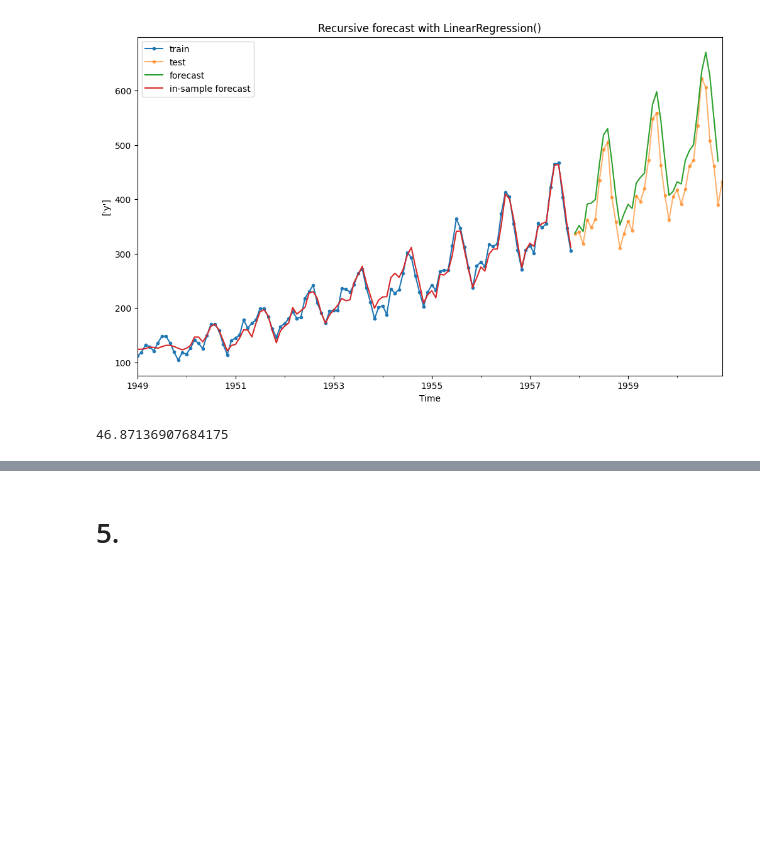
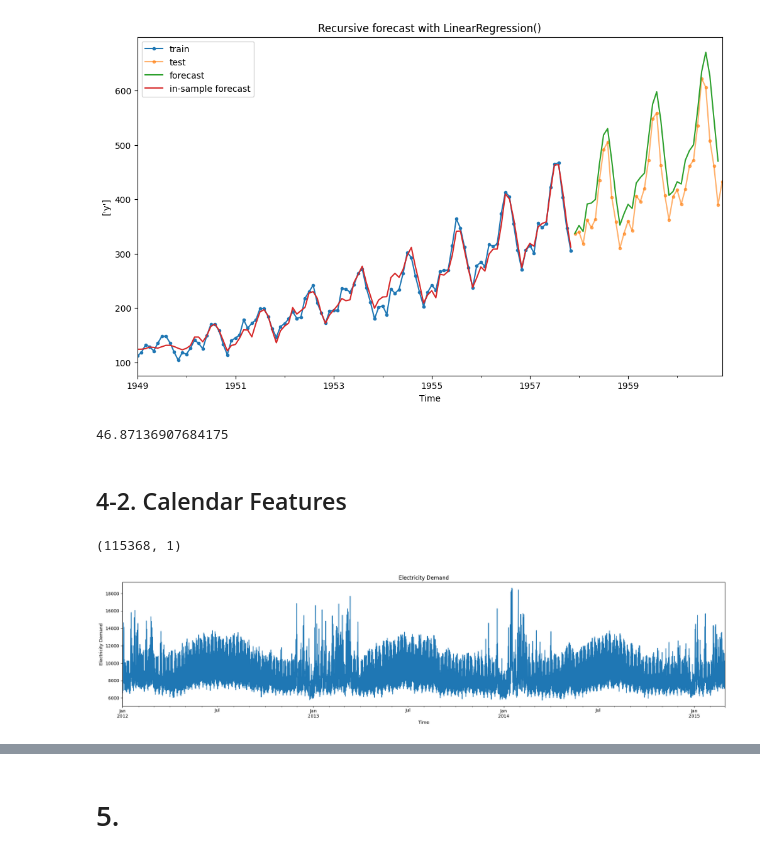
Before and after one commit to yungshun317/pd-algo-trading, a Jupyter notebook: feature_engineering.ipynb, the cells around one changed output, grey strips where cells are left out. Drawn from its saved outputs; the diff is of its cells as text; code cells hidden in the pictures; blank space fills up the shorter version.

Commit message:
[FEAT] Capture seasonality with date and time

```diff
--- a/feature_engineering.ipynb
+++ b/feature_engineering.ipynb
@@ -1122,3 +1123,24 @@ mean_squared_error(
 )
 # %% [output]
 46.87136907684175
+# %% [markdown]
+## 4-2. Calendar Features
+# %%
+data = pd.read_csv(
+    "datasets/victoria_electricity_demand.csv",
+    usecols=["demand", "date_time"],
+    parse_dates=["date_time"],
+    index_col=["date_time"],
+)
+data.shape
+# %% [output]
+(115368, 1)
+# %%
+fig, ax = plt.subplots(figsize=[20, 5])
+data.loc["2012":].plot(y="demand", legend=None, ax=ax)
+ax.set_xlabel("Time")
+ax.set_ylabel("Electricity Demand")
+ax.set_title("Electricity Demand")
+plt.tight_layout()
+# %% [output]
+[figure, added]
```
Also changed, not shown: parts of 8 cells of this notebook.
